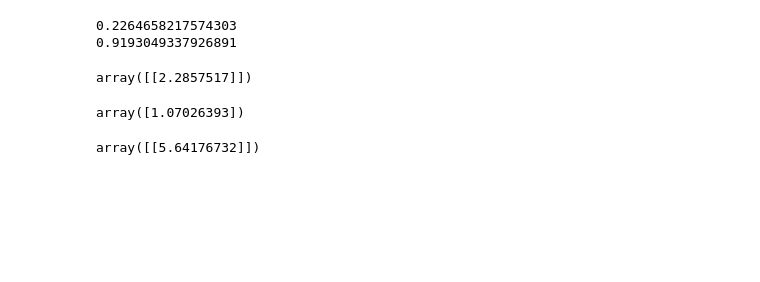
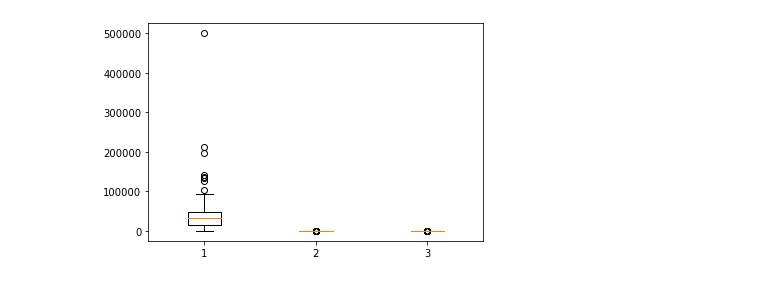
Before and after one commit to akamasoom/Python, a Jupyter notebook: Untitled.ipynb, the cells around one changed output. Cells and saved outputs as stored; diff of their text form; code cells hidden in the pictures; blank space fills up the shorter version.

```diff
--- a/Untitled.ipynb
+++ b/Untitled.ipynb
@@ -6,3 +5,2 @@ import seaborn as sns
 # %%
-df=pd.read_csv("iris.csv")
-df.head()
+df=pd.read_csv("car data.csv")
@@ -50,5 +48,3 @@ df.shape
-# %%
-df=df.drop("Id",axis=1)
 # %%
 df.duplicated().sum()
 # %% [output]
@@ -151,18 +54,5 @@ from sklearn.metrics import mean_squared_error,r2_score
-# %%
-print(mean_squared_error(y_test,y_predict))
-print(r2_score(y_test,y_predict))
-# %% [output]
-0.2264658217574303
-0.9193049337926891
-# %%
-model.coef_
-# %% [output]
-array([[2.2857517]])
-# %%
-model.intercept_
-# %% [output]
-array([1.07026393])
-# %%
-2*model.coef_+model.intercept_
-# %% [output]
-array([[5.64176732]])
+# %%
+plt.boxplot(df[["Kms_Driven","Selling_Price","Present_Price"]])
+plt.show()
+# %% [output]
+[figure, added]
```
Also changed, not shown: parts of 39 cells of this notebook, 1 other file.
